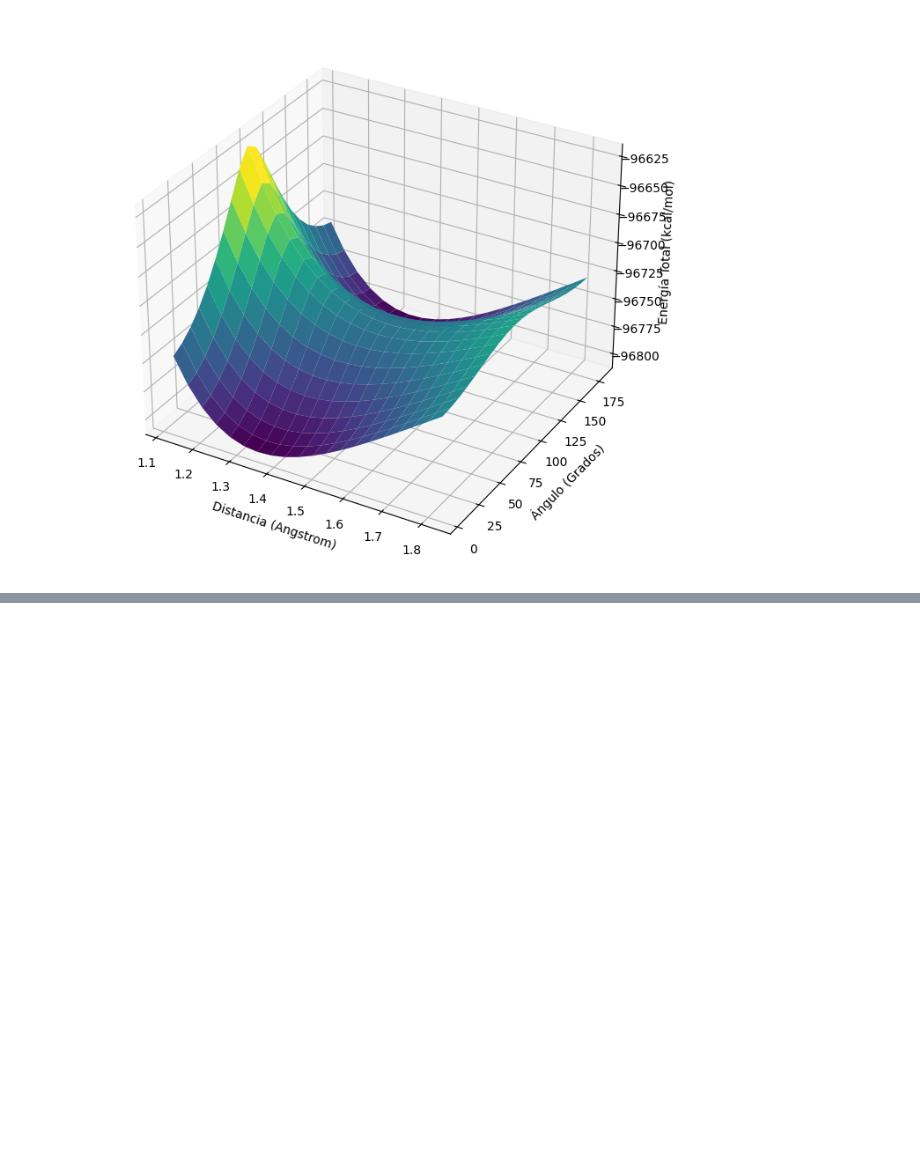
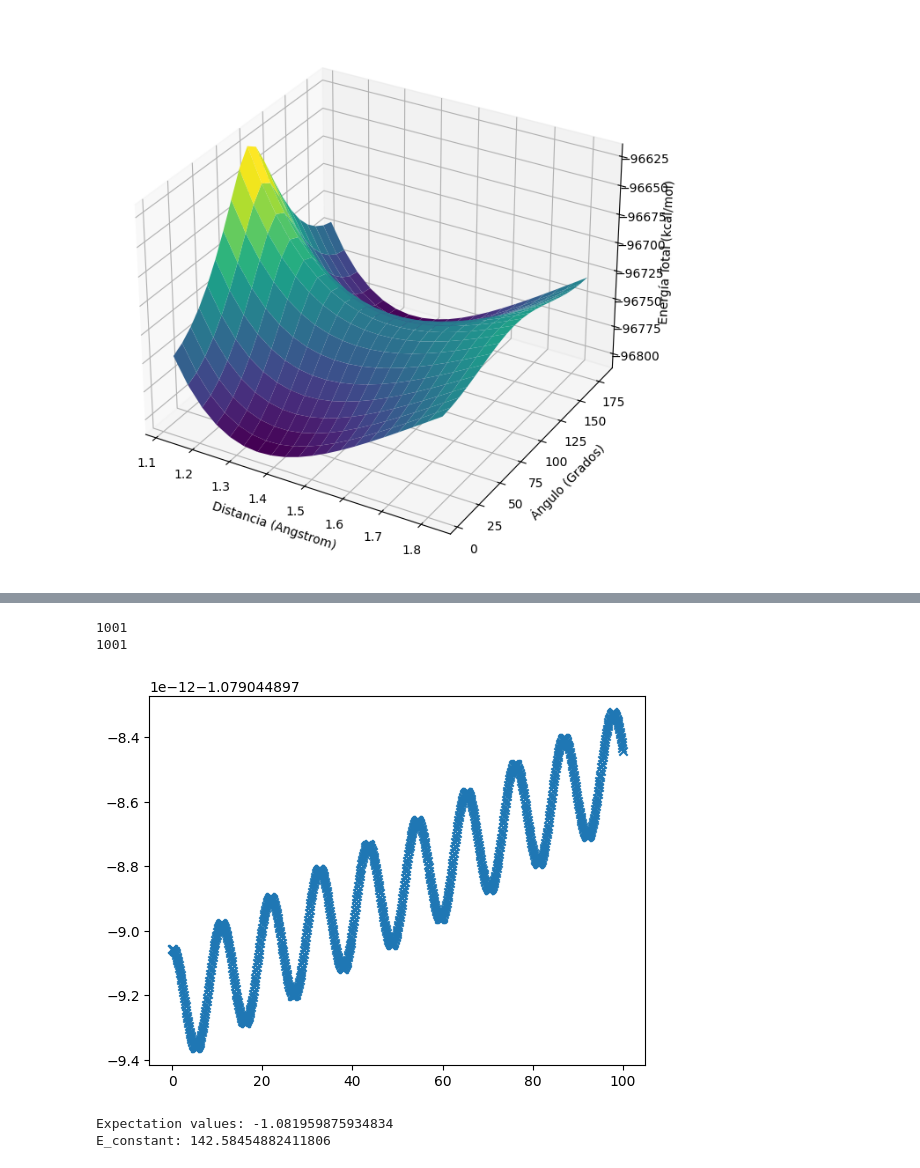
Before and after one commit to jervaal/IPRE-VQE, a Jupyter notebook: try.ipynb, the cells around one changed output, grey strips where cells are left out. Cells and saved outputs as stored; diff of their text form; code cells hidden in the pictures; blank space fills up the shorter version.

```diff
--- a/try.ipynb
+++ b/try.ipynb
@@ -694,0 +795,15 @@ plt.show()
+# %%
+import matplotlib.pyplot as plt
+
+times = np.linspace(0, final_time, time_steps + 1)
+
+
+print(len(times))
+print(len(energies))
+
+plt.scatter(times, energies, marker= 'x')
+plt.show()
+# %% [output]
+1001
+1001
+[figure, added]
@@ -694,0 +812,29 @@ plt.show()
+# %%
+from qiskit_aer import AerSimulator
+from qiskit_ibm_runtime import EstimatorV2
+from qiskit.transpiler.preset_passmanagers import generate_preset_pass_manager
+
+
+
+backend = AerSimulator()
+
+pm = generate_preset_pass_manager(backend= backend,
+                                  optimization_level= 1)
+
+cis_isa_optimal_ansatz = pm.run(cis_gs_circuit)
+cis_isa_hamiltonian = pauli_ham.apply_layout(cis_isa_optimal_ansatz.layout)
+
+estimator = EstimatorV2(backend= backend)
+
+job = estimator.run([(cis_isa_optimal_ansatz, cis_isa_hamiltonian)])
+pub_result = job.result()[0]
+
+#energy
+print(f"Expectation values: {pub_result.data.evs}")
+
+cis_energy_constant = -154.27076075596705 / pub_result.data.evs
+
+print(f'E_constant: {cis_energy_constant}')
+# %% [output]
+Expectation values: -1.081959875934834
+E_constant: 142.58454882411806
```
Also changed, not shown: parts of 41 cells of this notebook.
